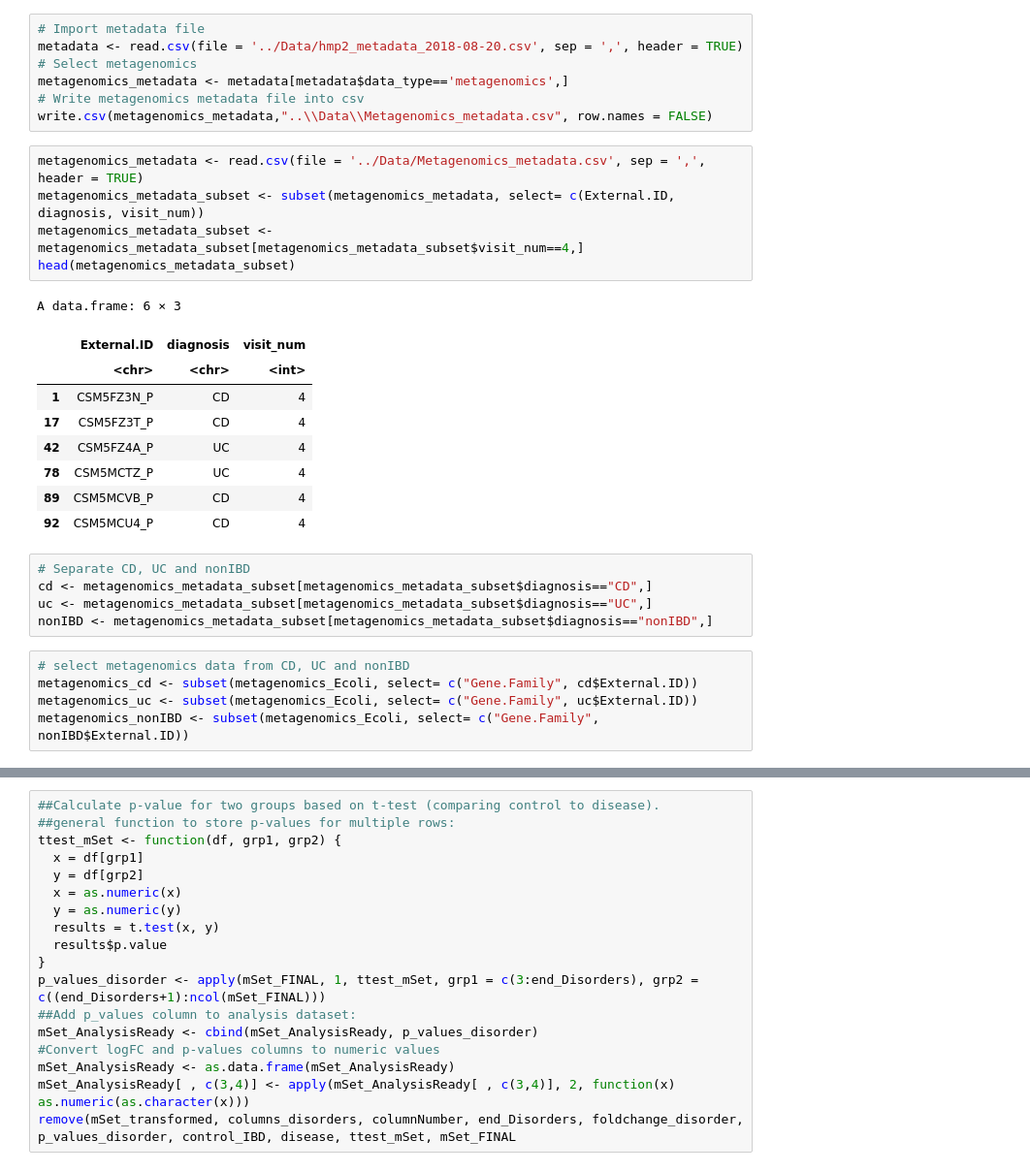
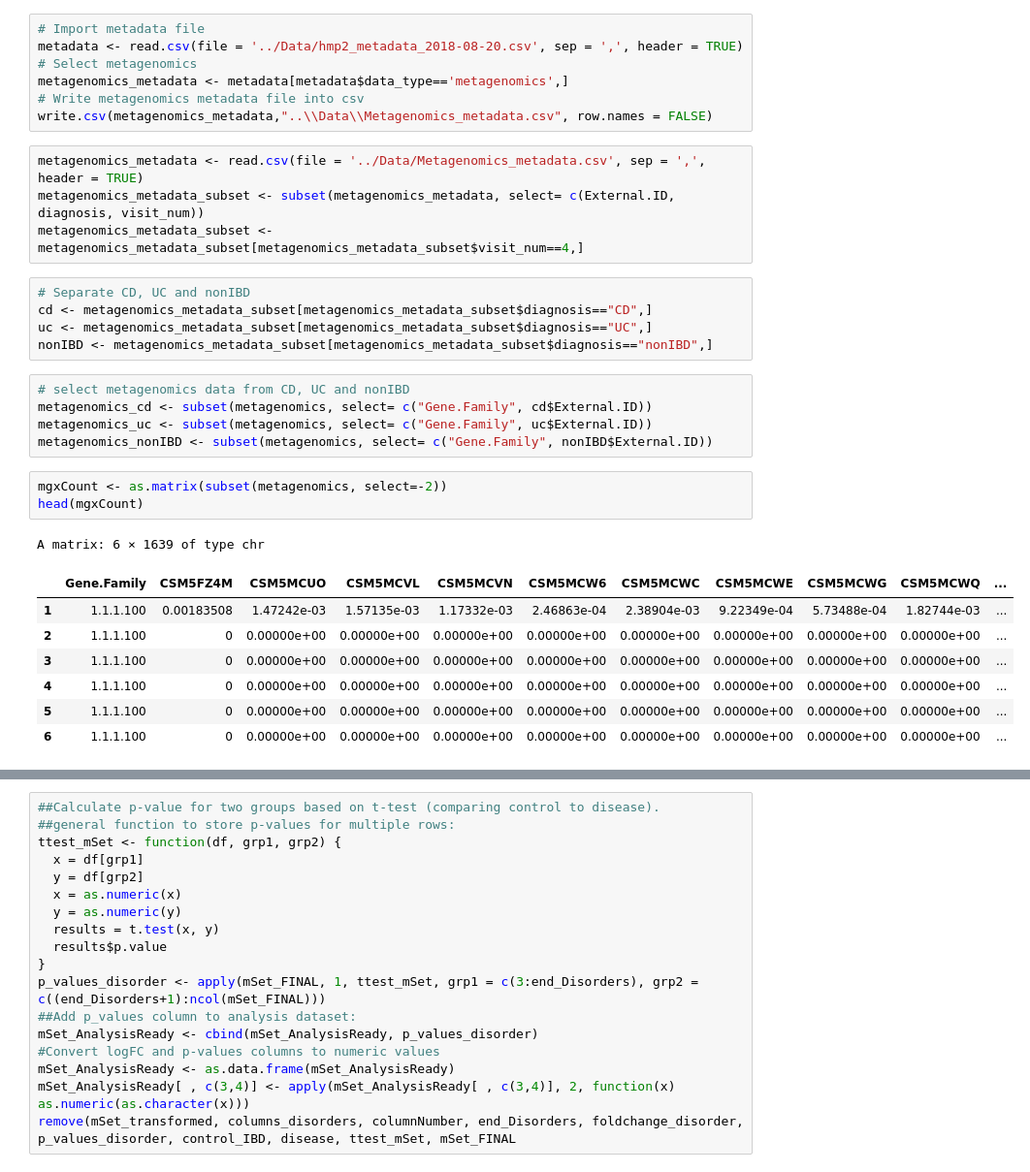
Before and after one commit to AmauryPelzer/BBS3005_Metabolic-modelling-for-microbiome-in-IBD, a Jupyter notebook: Scripts/Pathway_analysis.ipynb, the cells around one changed output, grey strips where cells are left out. Shown: that part at 97% size. Saved outputs shown, nothing was run; the diff lists cells and outputs as text.

```diff
--- a/Scripts/Pathway_analysis.ipynb
+++ b/Scripts/Pathway_analysis.ipynb
@@ -61,17 +48,6 @@ write.csv(metagenomics_metadata,"..\\Data\\Metagenomics_metadata.csv", row.names
 metagenomics_metadata <- read.csv(file = '../Data/Metagenomics_metadata.csv', sep = ',', header = TRUE)
 metagenomics_metadata_subset <- subset(metagenomics_metadata, select= c(External.ID, diagnosis, visit_num))
 metagenomics_metadata_subset <- metagenomics_metadata_subset[metagenomics_metadata_subset$visit_num==4,]
-head(metagenomics_metadata_subset)
-# %% [output]
-A data.frame: 6 × 3
-|  | External.ID | diagnosis | visit_num |
-|  | <chr> | <chr> | <int> |
-| 1 | CSM5FZ3N_P | CD | 4 |
-| 17 | CSM5FZ3T_P | CD | 4 |
-| 42 | CSM5FZ4A_P | UC | 4 |
-| 78 | CSM5MCTZ_P | UC | 4 |
-| 89 | CSM5MCVB_P | CD | 4 |
-| 92 | CSM5MCU4_P | CD | 4 |
 # %%
 # Separate CD, UC and nonIBD
 cd <- metagenomics_metadata_subset[metagenomics_metadata_subset$diagnosis=="CD",]
@@ -79,7 +55,19 @@ uc <- metagenomics_metadata_subset[metagenomics_metadata_subset$diagnosis=="UC",
 nonIBD <- metagenomics_metadata_subset[metagenomics_metadata_subset$diagnosis=="nonIBD",]
 # %%
 # select metagenomics data from CD, UC and nonIBD
-metagenomics_cd <- subset(metagenomics_Ecoli, select= c("Gene.Family", cd$External.ID))
-metagenomics_uc <- subset(metagenomics_Ecoli, select= c("Gene.Family", uc$External.ID))
-metagenomics_nonIBD <- subset(metagenomics_Ecoli, select= c("Gene.Family", nonIBD$External.ID))
+metagenomics_cd <- subset(metagenomics, select= c("Gene.Family", cd$External.ID))
+metagenomics_uc <- subset(metagenomics, select= c("Gene.Family", uc$External.ID))
+metagenomics_nonIBD <- subset(metagenomics, select= c("Gene.Family", nonIBD$External.ID))
+# %%
+mgxCount <- as.matrix(subset(metagenomics, select=-2))
+head(mgxCount)
+# %% [output]
+A matrix: 6 × 1639 of type chr
+|  | Gene.Family | CSM5FZ4M | CSM5MCUO | CSM5MCVL | CSM5MCVN | CSM5MCW6 | CSM5MCWC | CSM5MCWE | CSM5MCWG | CSM5MCWQ | ... |
+| 1 | 1.1.1.100 | 0.00183508 | 1.47242e-03 | 1.57135e-03 | 1.17332e-03 | 2.46863e-04 | 2.38904e-03 | 9.22349e-04 | 5.73488e-04 | 1.82744e-03 | ... |
+| 2 | 1.1.1.100 | 0 | 0.00000e+00 | 0.00000e+00 | 0.00000e+00 | 0.00000e+00 | 0.00000e+00 | 0.00000e+00 | 0.00000e+00 | 0.00000e+00 | ... |
+| 3 | 1.1.1.100 | 0 | 0.00000e+00 | 0.00000e+00 | 0.00000e+00 | 0.00000e+00 | 0.00000e+00 | 0.00000e+00 | 0.00000e+00 | 0.00000e+00 | ... |
+| 4 | 1.1.1.100 | 0 | 0.00000e+00 | 0.00000e+00 | 0.00000e+00 | 0.00000e+00 | 0.00000e+00 | 0.00000e+00 | 0.00000e+00 | 0.00000e+00 | ... |
+| 5 | 1.1.1.100 | 0 | 0.00000e+00 | 0.00000e+00 | 0.00000e+00 | 0.00000e+00 | 0.00000e+00 | 0.00000e+00 | 0.00000e+00 | 0.00000e+00 | ... |
+| 6 | 1.1.1.100 | 0 | 0.00000e+00 | 0.00000e+00 | 0.00000e+00 | 0.00000e+00 | 0.00000e+00 | 0.00000e+00 | 0.00000e+00 | 0.00000e+00 | ... |
 # %%
```
Also changed, not shown: parts of 12 cells of this notebook.
